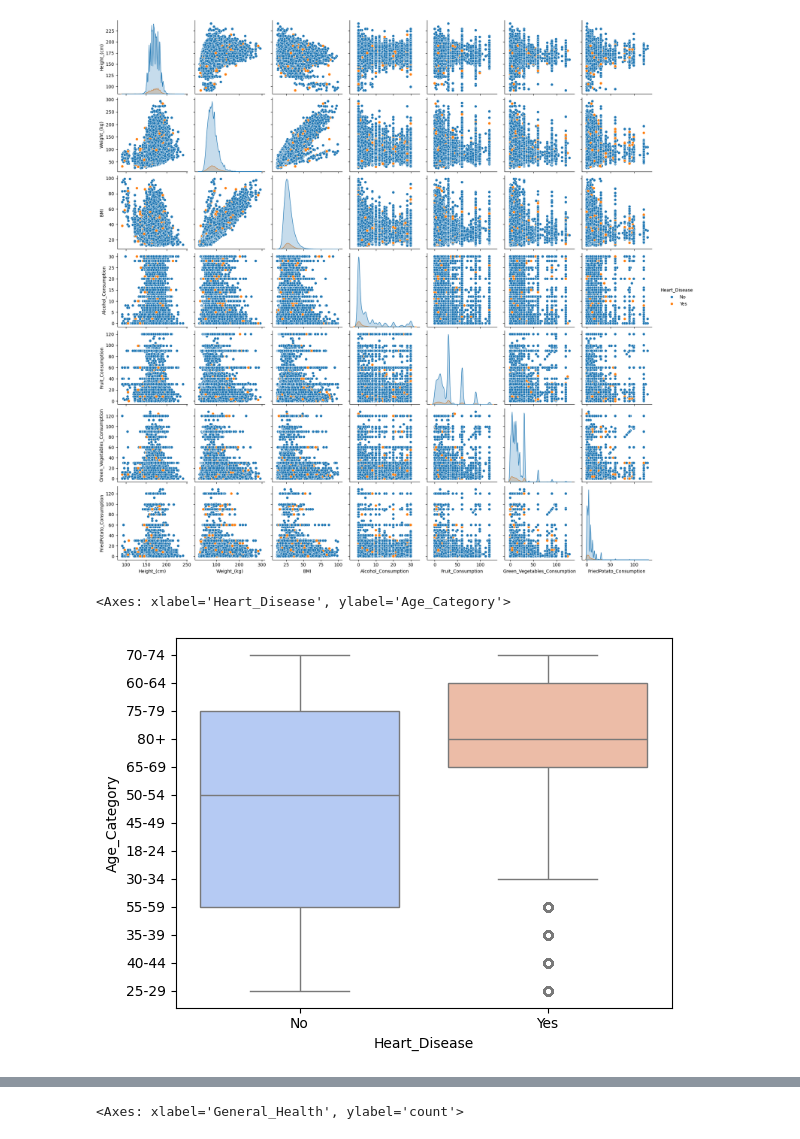
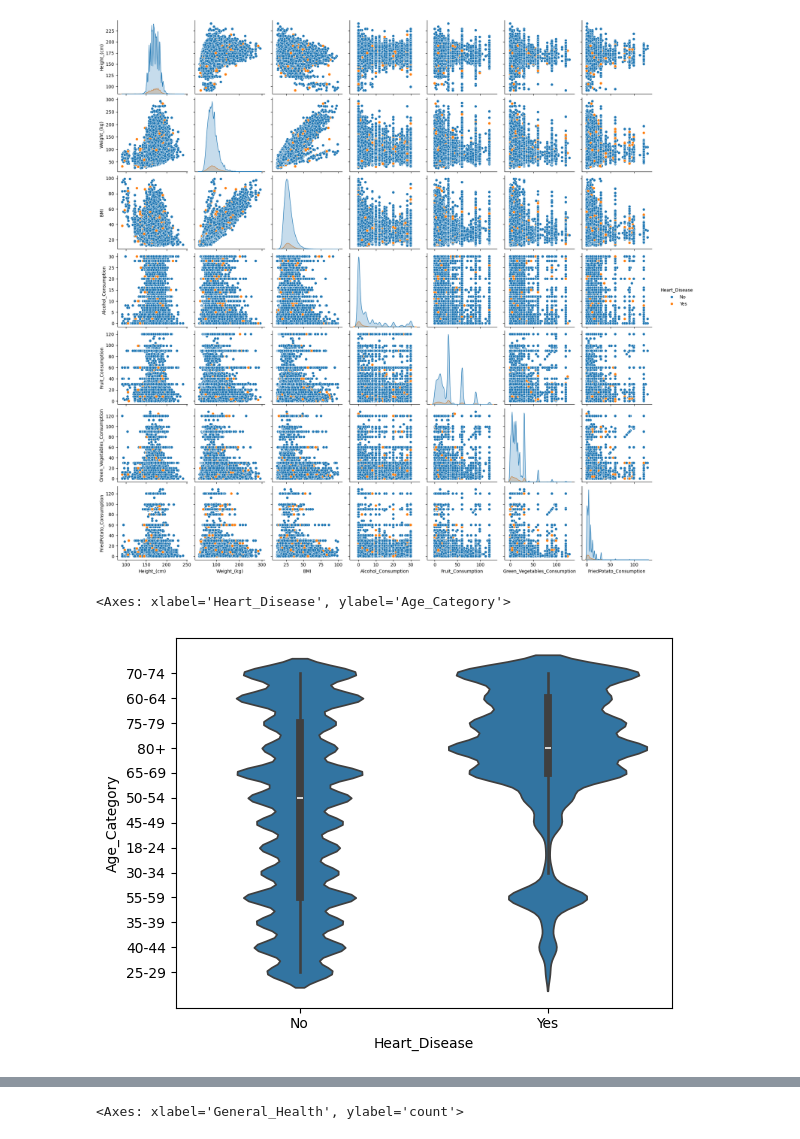
Before and after one commit to Chasindu/3401, a Jupyter notebook: Cardiovascular Diseases Risk Prediction.ipynb, the cells around one changed output, grey strips where cells are left out. Saved outputs shown, nothing was run; the diff lists cells and outputs as text; code cells hidden in the pictures.

```diff
--- a/Cardiovascular Diseases Risk Prediction.ipynb
+++ b/Cardiovascular Diseases Risk Prediction.ipynb
@@ -104,7 +104,7 @@ sns.pairplot(df, hue="Heart_Disease")
 <seaborn.axisgrid.PairGrid at 0x...>
 [figure]
 # %%
-sns.boxplot(x='Heart_Disease',y='Age_Category', hue="Heart_Disease", data=df, palette="coolwarm")
+sns.violinplot(x='Heart_Disease', y="Age_Category", data=df)
 # %% [output]
 <Axes: xlabel='Heart_Disease', ylabel='Age_Category'>
-[figure, old version]
+[figure, new version]
```
Also changed, not shown: parts of 16 cells of this notebook.
